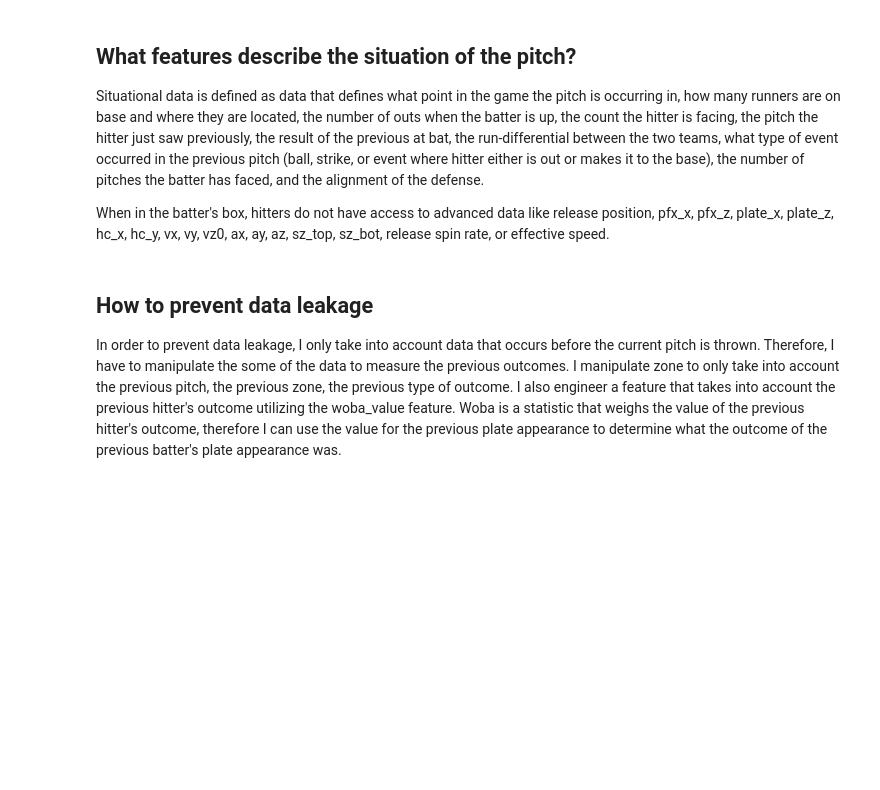
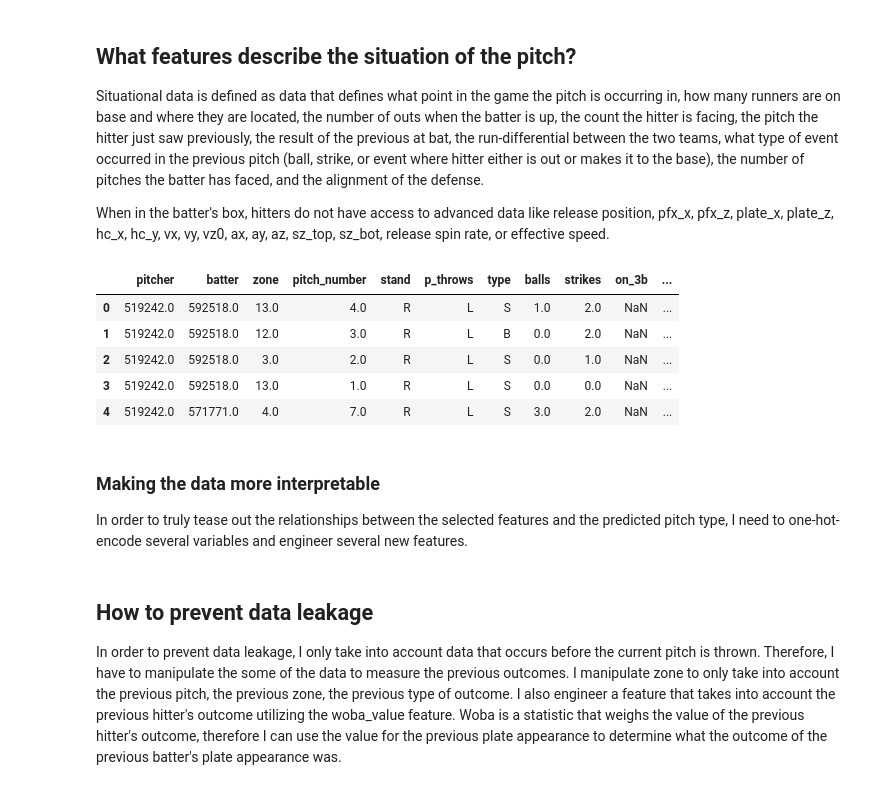
Before and after one commit to ethankuehl/project_6, a Jupyter notebook: code/02-EDA.ipynb, the cells around one changed output. Cells and saved outputs as stored; diff of their text form; code cells hidden in the pictures; blank space fills up the shorter version.

```diff
--- a/code/01-EDA.ipynb
+++ b/code/02-EDA.ipynb
@@ -76,14 +110,27 @@ Situational data is defined as data that defines what point in the game the pitc
 
 When in the batter's box, hitters do not have access to advanced data like release position, pfx_x,	pfx_z, plate_x,	plate_z, hc_x, hc_y, vx, vy, vz0, ax, ay, az, sz_top, sz_bot, release spin rate, or effective speed.
 # %%
- pitch_columns = [ 'pitcher','batter','description', 'zone',
-                 'stand', 'p_throws', 'type',  'balls', 'strikes',
-                  'on_3b', 'on_2b', 'on_1b','outs_when_up', 'inning',
-                   'inning_topbot', 'pitch_number','woba_value', 'at_bat_number',
-                   'pitch_name', 'bat_score', 'fld_score','if_fielding_alignment',
-                   'of_fielding_alignment','game_pk']
+pitch_columns = ['pitcher','batter', 'zone', 'pitch_number',
+     'stand', 'p_throws', 'type',  'balls', 'strikes',
+      'on_3b', 'on_2b', 'on_1b','outs_when_up', 'inning',
+       'inning_topbot','woba_value', 'at_bat_number',
+       'pitch_name', 'bat_score', 'fld_score','if_fielding_alignment',
+       'of_fielding_alignment','game_pk']
 # %%
-df = df[pitch_columns]
+df_pitch = df[pitch_columns]
+# %%
+df_pitch.head()
+# %% [output]
+|  | pitcher | batter | zone | pitch_number | stand | p_throws | type | balls | strikes | on_3b | ... |
+| 0 | 519242.0 | 592518.0 | 13.0 | 4.0 | R | L | S | 1.0 | 2.0 | NaN | ... |
+| 1 | 519242.0 | 592518.0 | 12.0 | 3.0 | R | L | B | 0.0 | 2.0 | NaN | ... |
+| 2 | 519242.0 | 592518.0 | 3.0 | 2.0 | R | L | S | 0.0 | 1.0 | NaN | ... |
+| 3 | 519242.0 | 592518.0 | 13.0 | 1.0 | R | L | S | 0.0 | 0.0 | NaN | ... |
+| 4 | 519242.0 | 571771.0 | 4.0 | 7.0 | R | L | S | 3.0 | 2.0 | NaN | ... |
+# %% [markdown]
+### Making the data more interpretable
+
+In order to truly tease out the relationships between the selected features and the predicted pitch type, I need to one-hot-encode several variables and engineer several new features.
 # %% [markdown]
 ## How to prevent data leakage
 
```
Also changed, not shown: parts of 14 cells of this notebook, 18 other files.
